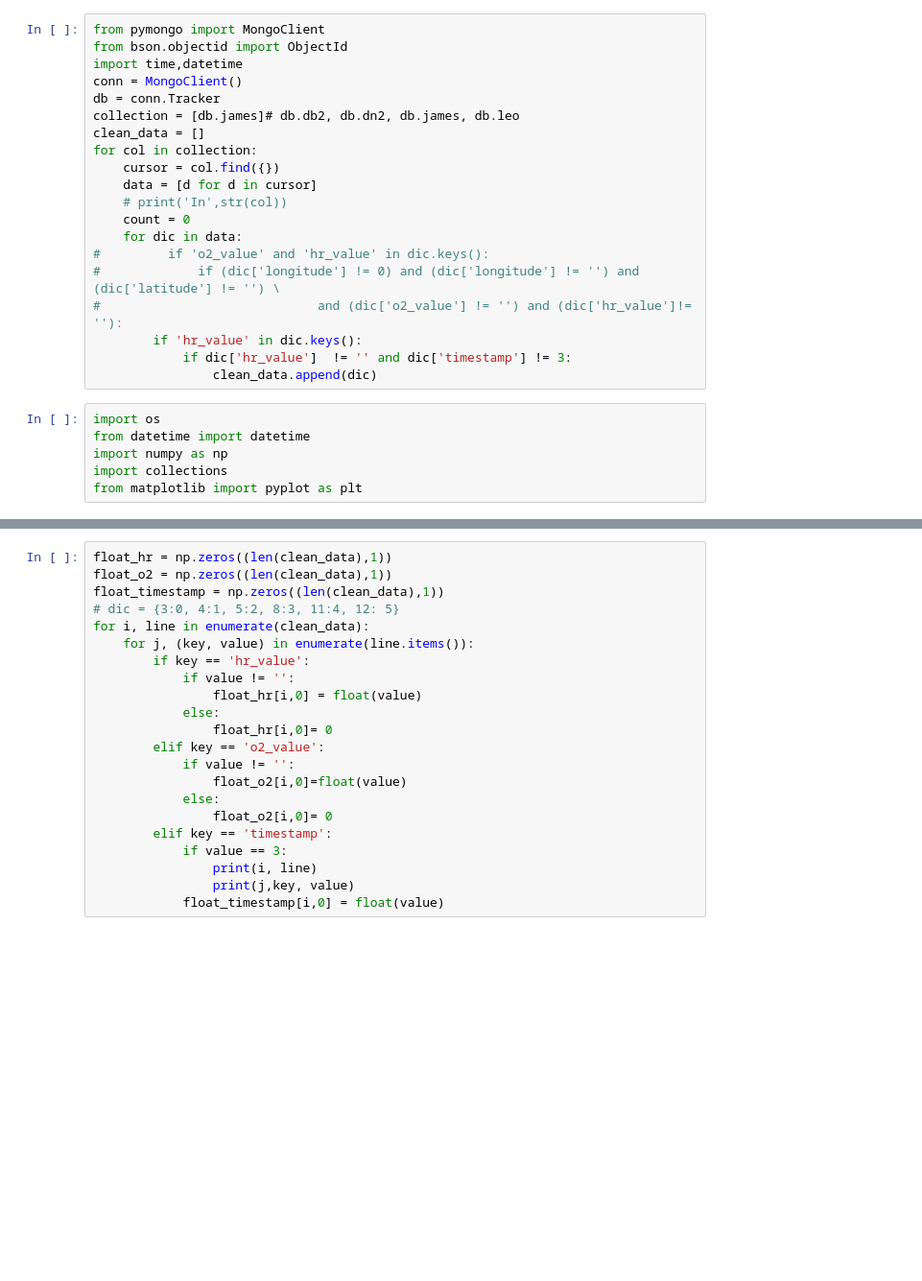
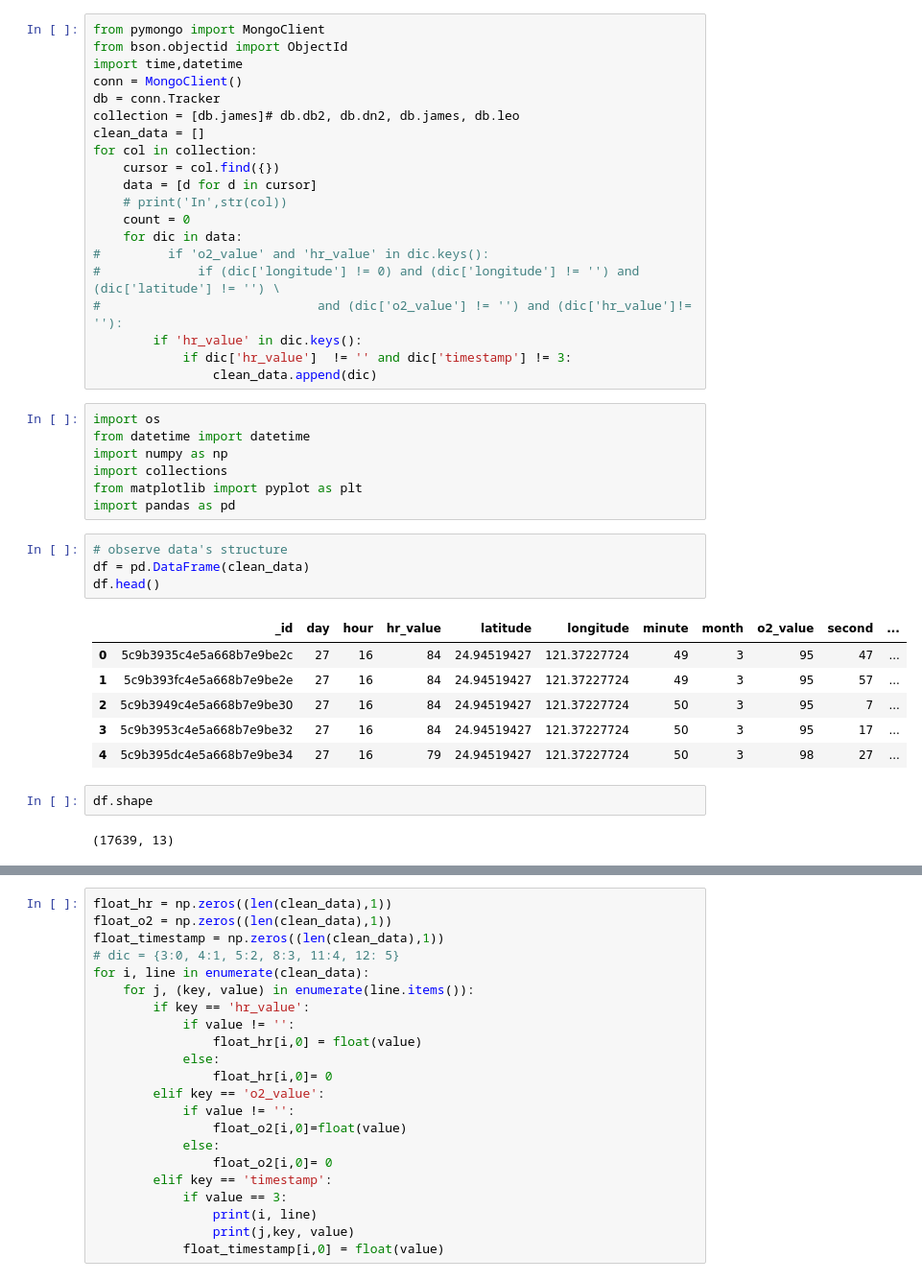
Before and after one commit to jameslee5656/2018Project-Tracker, a Jupyter notebook: predict/4. Null data process.ipynb, the cells around one changed output, grey strips where cells are left out. Shown at 96% size. Drawn from its saved outputs; the diff is of its cells as text; blank space fills up the shorter version.

Commit message:
2019-4-1 start data analyzing

```diff
--- a/predict/4. Null data process.ipynb
+++ b/predict/4. Null data process.ipynb
@@ -24,6 +24,22 @@ from datetime import datetime
 import numpy as np
 import collections
 from matplotlib import pyplot as plt
+import pandas as pd
+# %%
+# observe data's structure
+df = pd.DataFrame(clean_data)
+df.head()
+# %% [output]
+|  | _id | day | hour | hr_value | latitude | longitude | minute | month | o2_value | second | ... |
+| 0 | 5c9b3935c4e5a668b7e9be2c | 27 | 16 | 84 | 24.94519427 | 121.37227724 | 49 | 3 | 95 | 47 | ... |
+| 1 | 5c9b393fc4e5a668b7e9be2e | 27 | 16 | 84 | 24.94519427 | 121.37227724 | 49 | 3 | 95 | 57 | ... |
+| 2 | 5c9b3949c4e5a668b7e9be30 | 27 | 16 | 84 | 24.94519427 | 121.37227724 | 50 | 3 | 95 | 7 | ... |
+| 3 | 5c9b3953c4e5a668b7e9be32 | 27 | 16 | 84 | 24.94519427 | 121.37227724 | 50 | 3 | 95 | 17 | ... |
+| 4 | 5c9b395dc4e5a668b7e9be34 | 27 | 16 | 79 | 24.94519427 | 121.37227724 | 50 | 3 | 98 | 27 | ... |
+# %%
+df.shape
+# %% [output]
+(17639, 13)
 # %%
 lis = []
 count = 0
```
Also changed, not shown: parts of 14 cells of this notebook, 1 other file.
